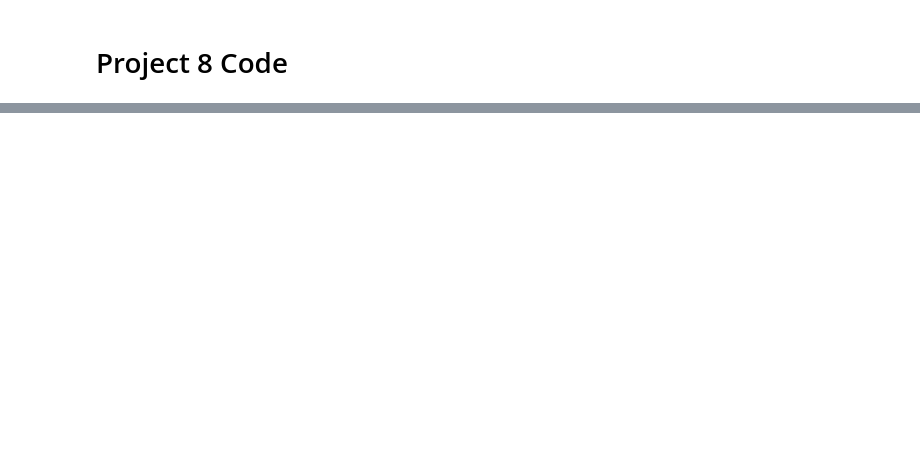
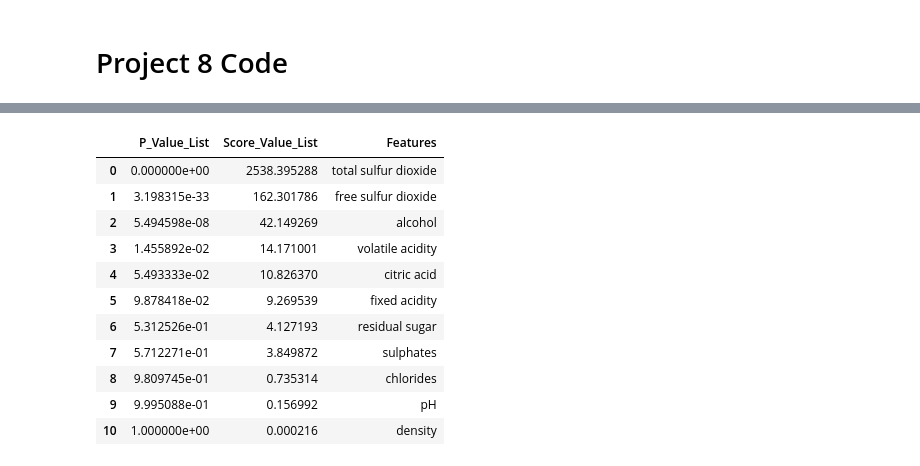
Before and after one commit to SupChanda/Wine-Type-Prediction-Using-Decision-Trees, a Jupyter notebook: Project8.ipynb, the cells around one changed output, grey strips where cells are left out. Cells and saved outputs as stored; diff of their text form; code cells hidden in the pictures; blank space fills up the shorter version.

```diff
--- a/Project8.ipynb
+++ b/Project8.ipynb
@@ -298,0 +383,2 @@ Maximum iterations: 10000
+# %%
+df.drop_duplicates(inplace=True)
@@ -298,0 +389,2 @@ Maximum iterations: 10000
+# %%
+df.reset_index(drop=True,inplace=True)
@@ -298,0 +405,19 @@ Maximum iterations: 10000
+# %%
+FeatureDTFrame =pd.concat([p_List,Score_List,Selected_features],axis=1)
+FeatureDTFrame.columns=['P_Value_List','Score_Value_List','Features']
+FeatureDTFrame = FeatureDTFrame.sort_values(by='P_Value_List',ascending=True,axis=0).reset_index(drop=True)
+# %%
+FeatureDTFrame
+# %% [output]
+|  | P_Value_List | Score_Value_List | Features |
+| 0 | 0.000000e+00 | 2538.395288 | total sulfur dioxide |
+| 1 | 3.198315e-33 | 162.301786 | free sulfur dioxide |
+| 2 | 5.494598e-08 | 42.149269 | alcohol |
+| 3 | 1.455892e-02 | 14.171001 | volatile acidity |
+| 4 | 5.493333e-02 | 10.826370 | citric acid |
+| 5 | 9.878418e-02 | 9.269539 | fixed acidity |
+| 6 | 5.312526e-01 | 4.127193 | residual sugar |
+| 7 | 5.712271e-01 | 3.849872 | sulphates |
+| 8 | 9.809745e-01 | 0.735314 | chlorides |
+| 9 | 9.995088e-01 | 0.156992 | pH |
+| 10 | 1.000000e+00 | 0.000216 | density |
```
Also changed, not shown: parts of 65 cells of this notebook.
